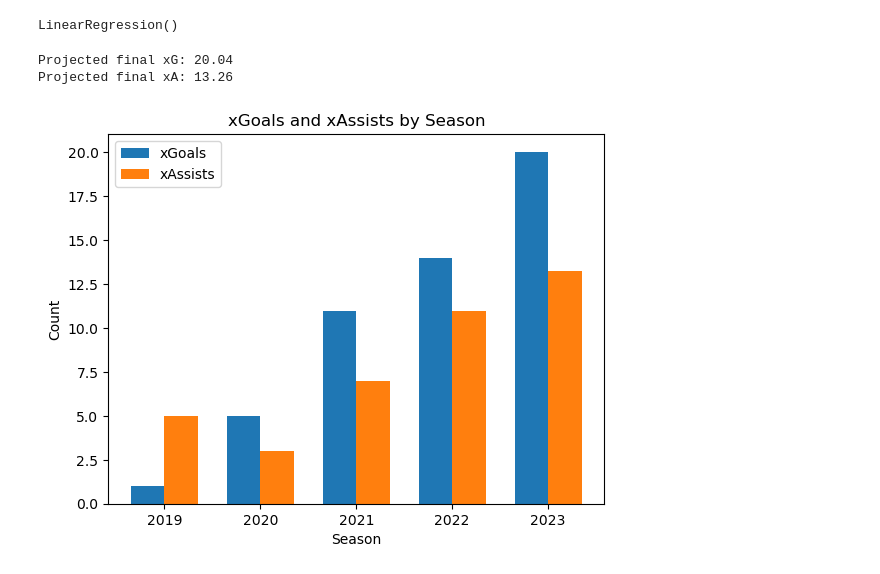
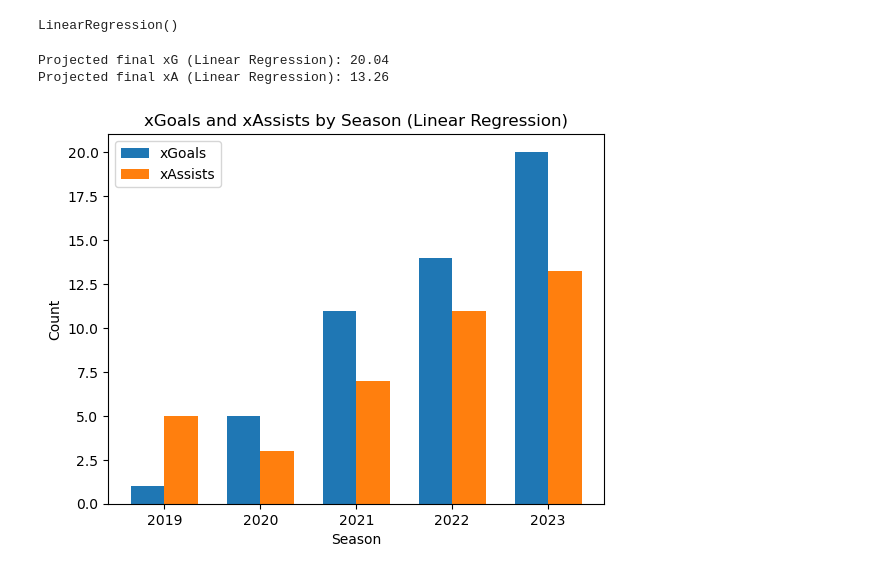
Before and after one commit to theohk/mini_project, a Jupyter notebook: mini_linear_reg.ipynb, the cells around one changed output. Drawn from its saved outputs; the diff is of its cells as text; code cells hidden in the pictures.

```diff
--- a/mini_linear_reg.ipynb
+++ b/mini_linear_reg.ipynb
@@ -51,11 +51,11 @@ curr_season_xA = data[data['Season'] == current_season]['xA'].values[0]
 projected_xG = curr_season_xG + model_xG.predict([[int(current_season)]])[0]
 projected_xA = curr_season_xA + model_xA.predict([[int(current_season)]])[0]
 # %%
-print(f"Projected final xG: {projected_xG:.2f}")
-print(f"Projected final xA: {projected_xA:.2f}")
+print(f"Projected final xG (Linear Regression): {projected_xG:.2f}")
+print(f"Projected final xA (Linear Regression): {projected_xA:.2f}")
 # %% [output]
-Projected final xG: 20.04
-Projected final xA: 13.26
+Projected final xG (Linear Regression): 20.04
+Projected final xA (Linear Regression): 13.26
 # %%
 seasons = data['Season'].unique()
 seasons = seasons[seasons != '2023']  # Exclude 2023 season
@@ -65,32 +65,32 @@ seasons.sort()  # Sort seasons in ascending order
 
 seasons = [str(season) for season in seasons]
 
 goals = []
 assists = []
 for season in seasons:
     season_goals = data[data['Season'] == season]['G'].values[0]
     season_assists = data[data['Season'] == season]['A'].values[0]
     goals.append(season_goals)
     assists.append(season_assists)
 
 seasons.append('2023')
 goals.append(projected_xG)
 assists.append(projected_xA)
 
 width = 0.35
 x = np.arange(len(seasons))
 
 fig, ax = plt.subplots()
 rects1 = ax.bar(x - width/2, goals, width, label='xGoals')
 rects2 = ax.bar(x + width/2, assists, width, label='xAssists')
 
 ax.set_xlabel('Season')
 ax.set_ylabel('Count')
-ax.set_title('xGoals and xAssists by Season')
+ax.set_title('xGoals and xAssists by Season (Linear Regression)')
 ax.set_xticks(x)
 ax.set_xticklabels(seasons)
 ax.legend()
 
 plt.show()
 # %% [output]
-[figure, old version]
+[figure, new version]
```
Also changed, not shown: 6 other files.
